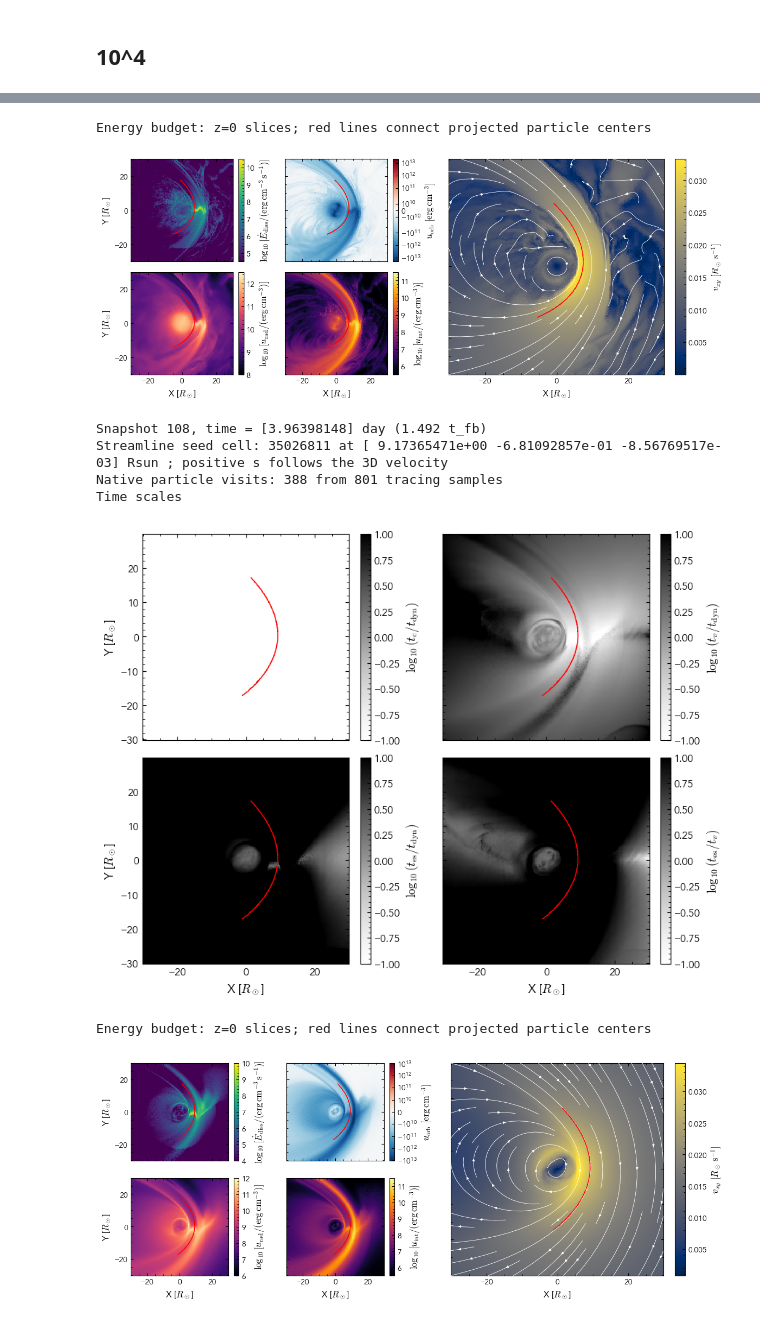
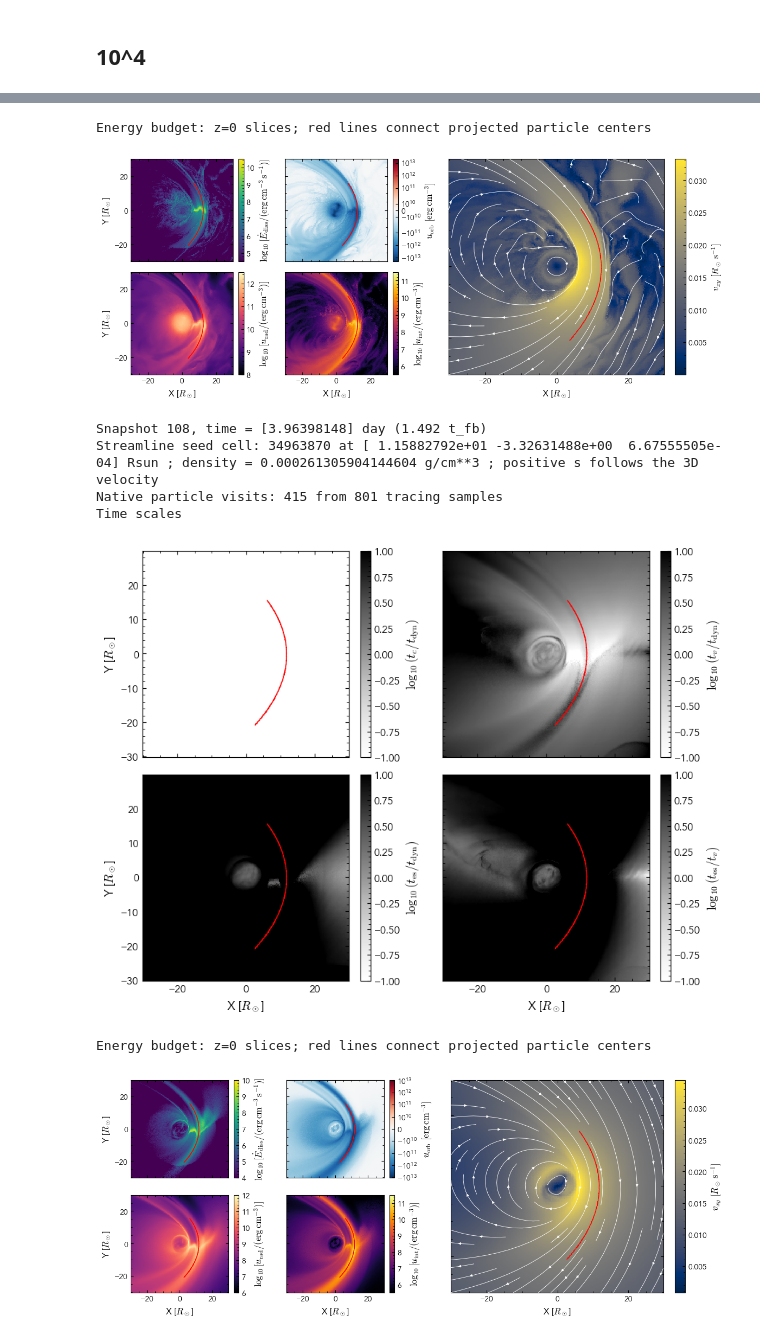
Before and after one commit to rich-tde/tde-shock-dissipation, a Jupyter notebook: works/cooling-checks/0.1-timescales.ipynb, the cells around one changed output, grey strips where cells are left out. Cells and saved outputs as stored; diff of their text form; code cells hidden in the pictures.

```diff
--- a/works/cooling-checks/0.1-timescales.ipynb
+++ b/works/cooling-checks/0.1-timescales.ipynb
@@ -611,29 +617,30 @@ for SNAPDIR in reversed(SNAPSHOTS):
     radiation_energy_density = radiation_energy_density.in_units("erg/cm**3")
     planar_speed = planar_speed.in_units("Rsun/s")
 
-    # Find the native cell represented by the maximum of the z=0 map.
-    peak_xy = np.unravel_index(np.nanargmax(dissipation), dissipation.shape)
-    x_peak, y_peak = x_slice[peak_xy[0]], y_slice[peak_xy[1]]
-    midplane = np.abs(z_flat) < snap.volume ** (1 / 3)
-    midplane_indices = np.flatnonzero(midplane)
-    distance_to_peak = (
-        (x_flat[midplane] - x_peak) ** 2
-        + (y_flat[midplane] - y_peak) ** 2
-        + z_flat[midplane] ** 2
+    # Densest native cell in 0 <= X <= 2 rp, |Y| <= rp, |Z| <= rp.
+    seed_radius = r_p * richio.units.lscale
+    seed_indices = np.flatnonzero(
+        (x_flat >= 0 * seed_radius)
+        & (x_flat <= 2 * seed_radius)
+        & (np.abs(y_flat) <= seed_radius)
+        & (np.abs(z_flat) <= seed_radius)
     )
-    peak_cell = midplane_indices[np.argmin(distance_to_peak)]
+    seed_cell = seed_indices[np.argmax(rho_flat[seed_indices])]
+    seed_density = rho_flat[seed_cell]
     arc_length = np.linspace(-PROFILE_HALF_LENGTH, PROFILE_HALF_LENGTH, PROFILE_RES)
     stream_positions, stream_indices, stream_s, stream_lengths = trace_streamline(
         (x_flat, y_flat, z_flat),
         (vx_flat, vy_flat, vz_flat),
-        peak_cell,
+        seed_cell,
         arc_length,
     )
     print(
         "Streamline seed cell:",
-        peak_cell,
+        seed_cell,
         "at",
         stream_positions[np.flatnonzero(stream_s == 0).item()].in_units("Rsun"),
+        "; density =",
+        seed_density.in_units("g/cm**3"),
         "; positive s follows the 3D velocity",
     )
 
@@ -804,10 +811,10 @@ Time scales
 Energy budget: z=0 slices; red lines connect projected particle centers
-[figure, old version]
+[figure, new version]
 Snapshot 108, time = [3.96398148] day (1.492 t_fb)
-Streamline seed cell: 35026811 at [ 9.17365471e+00 -6.81092857e-01 -8.56769517e-03] Rsun ; positive s follows the 3D velocity
-Native particle visits: 388 from 801 tracing samples
+Streamline seed cell: 34963870 at [ 1.15882792e+01 -3.32631488e+00  6.67555505e-04] Rsun ; density = 0.000261305904144604 g/cm**3 ; positive s follows the 3D velocity
+Native particle visits: 415 from 801 tracing samples
 Time scales
-[figure, old version]
+[figure, new version]
 Energy budget: z=0 slices; red lines connect projected particle centers
-[figure, old version]
+[figure, new version]
 Snapshot 77, time = [2.65338265] day (0.999 t_fb)
```
Also changed, not shown: parts of 3 cells of this notebook, 1 other file.
